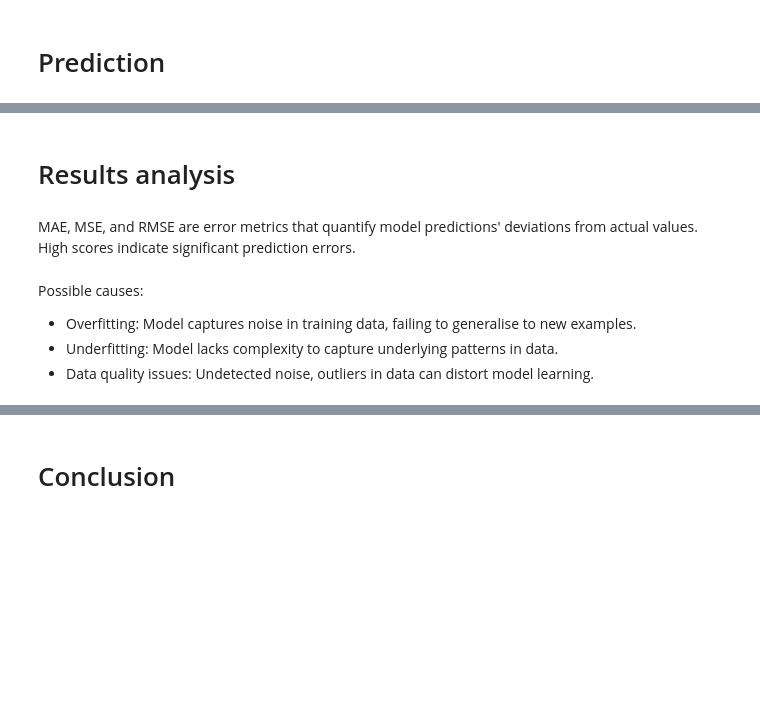
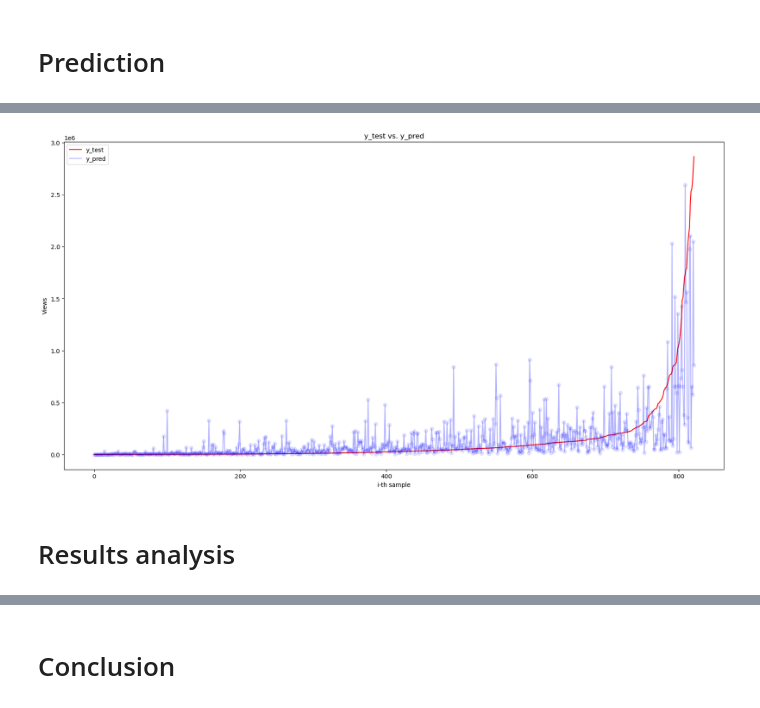
Before and after one commit to Mr-Phuong-Nam/Analyzing-about-top-tech-channels-on-Youtube, a Jupyter notebook: notebooks/4.0-data-modelling.ipynb, the cells around one changed output, grey strips where cells are left out. Saved outputs shown, nothing was run; the diff lists cells and outputs as text; code cells hidden in the pictures; blank space fills up the shorter version.

```diff
--- a/notebooks/4.0-data-modelling.ipynb
+++ b/notebooks/4.0-data-modelling.ipynb
@@ -89,14 +94,14 @@ X = X.join(pd.DataFrame(mlb.fit_transform(X.pop('clean_tags')), columns = mlb.cl
 # %%
-kfold = KFold(n_splits = 5, shuffle = True, random_state = random_state)
+kfold = KFold(n_splits = 10, shuffle = True, random_state = random_state)
 # %%
 regr = RandomForestRegressor(random_state = random_state)
 # %%
-param_grid = {'n_estimators': [50, 100, 150, 200],
+param_grid = {'n_estimators': [100, 150, 200],
               'criterion': ['squared_error', 'friedman_mse', 'poisson'],
-              'max_depth': [None],
+              'max_depth': [None, 10],
               'max_features': [None, 'sqrt']}
 # %%
-X_train, X_test, y_train, y_test = train_test_split(X, y, test_size = 0.3, random_state = random_state)
+X_train, X_test, y_train, y_test = train_test_split(X, y, test_size = 0.2, random_state = random_state)
 # %% [markdown]
 ## Cross validation and hyperparameter tuning
 # %%
@@ -166,0 +176,4 @@ print(model.predict(make_data_predict(60, ['machine learning'])))
+# %%
+df_pred = pd.concat([y_test.reset_index(drop = True), pd.Series(model.predict(X_test))], axis = 1)
+df_pred.columns = ['y_test', 'y_pred']
+df_pred
@@ -167,9 +194,17 @@ print(model.predict(make_data_predict(60, ['machine learning'])))
+# %%
+df_pred_sorted = df_pred.sort_values('y_test')
+
+fig, ax = plt.subplots(figsize = (20, 10))
+x = np.arange(0, len(y_test))
+
+ax.plot(x, df_pred_sorted['y_test'], "r", label = 'y_test')
+ax.plot(x, df_pred_sorted['y_pred'], "b", alpha = 0.3, label = 'y_pred')
+ax.plot(x, df_pred_sorted['y_pred'], "bo", alpha = 0.1)
+ax.set_xlabel('i-th sample')
+ax.set_ylabel('Views')
+ax.set_title('y_test vs. y_pred')
+ax.legend();
+# %% [output]
+[figure, added]
 # %% [markdown]
 # Results analysis
-# %% [markdown]
-MAE, MSE, and RMSE are error metrics that quantify model predictions' deviations from actual values. High scores indicate significant prediction errors.
-# %% [markdown]
-Possible causes:
-- Overfitting: Model captures noise in training data, failing to generalise to new examples.
-- Underfitting: Model lacks complexity to capture underlying patterns in data.
-- Data quality issues: Undetected noise, outliers in data can distort model learning.
```
Also changed, not shown: parts of 26 cells of this notebook, 3 other files.
